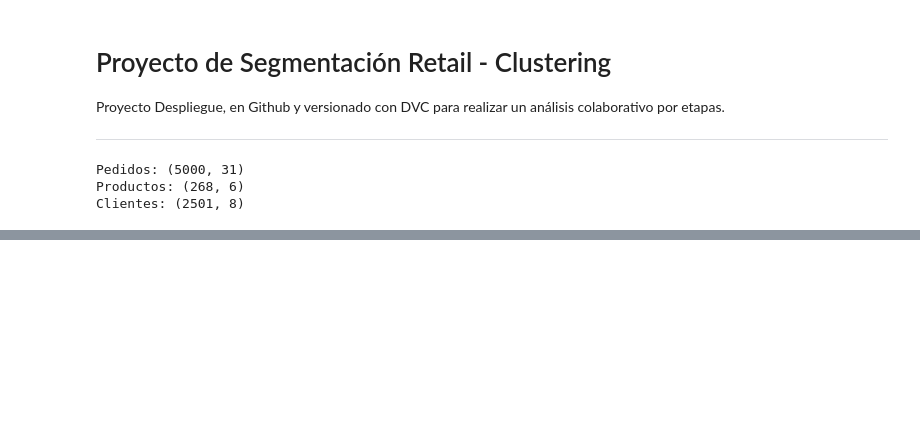
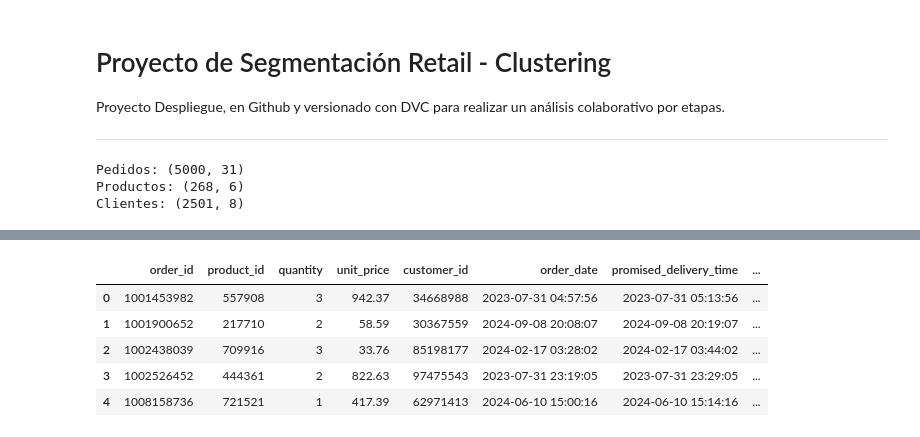
Before and after one commit to sharoncb96/Proyecto_despliegue, a Jupyter notebook: notebooks/Proyecto_Clustering.ipynb, the cells around one changed output, grey strips where cells are left out. Cells and saved outputs as stored; diff of their text form; code cells hidden in the pictures; blank space fills up the shorter version.

```diff
--- a/notebooks/Proyecto_Clustering.ipynb
+++ b/notebooks/Proyecto_Clustering.ipynb
@@ -32,0 +59,9 @@ Clientes: (2501, 8)
+# %%
+display(pedidos.head())
+# %% [output]
+|  | order_id | product_id | quantity | unit_price | customer_id | order_date | promised_delivery_time | ... |
+| 0 | 1001453982 | 557908 | 3 | 942.37 | 34668988 | 2023-07-31 04:57:56 | 2023-07-31 05:13:56 | ... |
+| 1 | 1001900652 | 217710 | 2 | 58.59 | 30367559 | 2024-09-08 20:08:07 | 2024-09-08 20:19:07 | ... |
+| 2 | 1002438039 | 709916 | 3 | 33.76 | 85198177 | 2024-02-17 03:28:02 | 2024-02-17 03:44:02 | ... |
+| 3 | 1002526452 | 444361 | 2 | 822.63 | 97475543 | 2023-07-31 23:19:05 | 2023-07-31 23:29:05 | ... |
+| 4 | 1008158736 | 721521 | 1 | 417.39 | 62971413 | 2024-06-10 15:00:16 | 2024-06-10 15:14:16 | ... |
```
Also changed, not shown: parts of 8 cells of this notebook.
